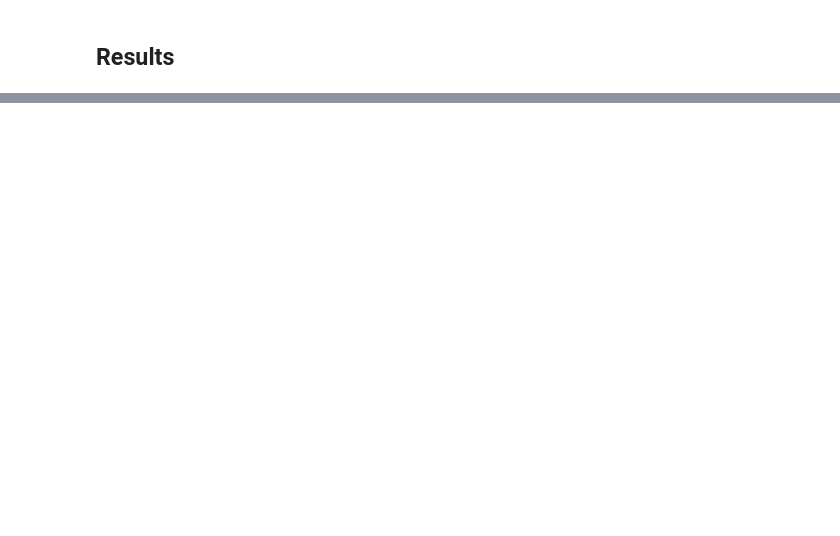
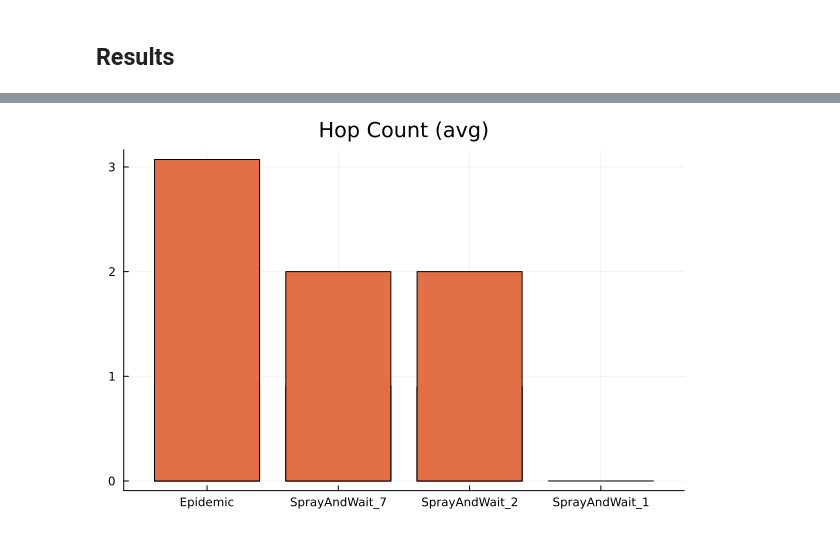
Before and after one commit to gh0st42/JONS.jl, a Jupyter notebook: examples/JONS.ipynb, the cells around one changed output, grey strips where cells are left out. Drawn from its saved outputs; the diff is of its cells as text; code cells hidden in the pictures; blank space fills up the shorter version.

```diff
--- a/examples/JONS.ipynb
+++ b/examples/JONS.ipynb
@@ -68,0 +174,5 @@ UndefVarError: UndefVarError: sim_viz not defined
+# %%
+bar!(df[!,"Strategy"], df[!, "hops_avg"], label="")
+title!("Hop Count (avg)")
+# %% [output]
+[figure, added]
```
Also changed, not shown: parts of 10 cells of this notebook, 7 other files.
